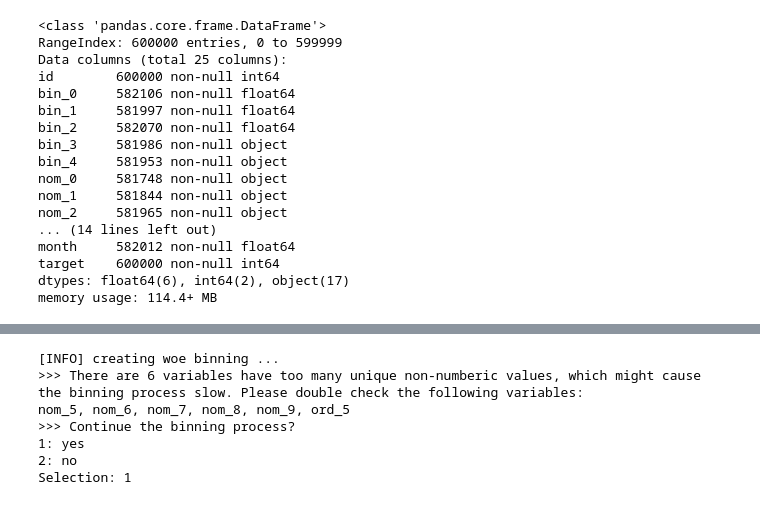
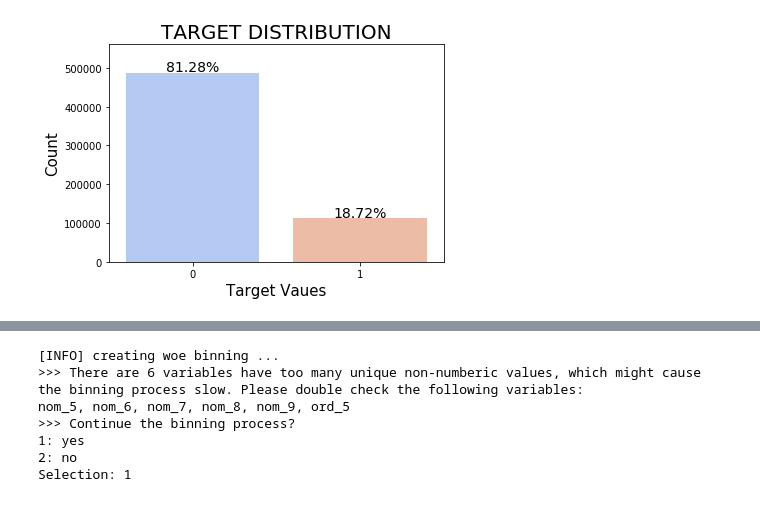
Before and after one commit to bqxiao123/Categorical-Feature-Encoding-Challenge-II, a Jupyter notebook: Untitled.ipynb, the cells around one changed output, grey strips where cells are left out. Saved outputs shown, nothing was run; the diff lists cells and outputs as text; code cells hidden in the pictures.

```diff
--- a/Untitled.ipynb
+++ b/Untitled.ipynb
@@ -20,20 +9,25 @@ data.head()
-# %%
-data.info()
-# %% [output]
-<class 'pandas.core.frame.DataFrame'>
-RangeIndex: 600000 entries, 0 to 599999
-Data columns (total 25 columns):
-id        600000 non-null int64
-bin_0     582106 non-null float64
-bin_1     581997 non-null float64
-bin_2     582070 non-null float64
-bin_3     581986 non-null object
-bin_4     581953 non-null object
-nom_0     581748 non-null object
-nom_1     581844 non-null object
-nom_2     581965 non-null object
-... (14 lines left out)
-month     582012 non-null float64
-target    600000 non-null int64
-dtypes: float64(6), int64(2), object(17)
-memory usage: 114.4+ MB
+# %%
+def plot_count_plot(target,data):
+    """
+    data: the data with target-column
+    target: target-column name
+    """
+    import seaborn as sns
+    g = sns.countplot(x='target', data=data, palette='coolwarm')
+    g.set_title("TARGET DISTRIBUTION", fontsize = 20)
+    g.set_xlabel("Target Vaues", fontsize = 15)
+    g.set_ylabel("Count", fontsize = 15)
+    sizes=[] # Get highest values in y
+    for p in g.patches:
+        height = p.get_height()
+        sizes.append(height)
+        g.text(p.get_x()+p.get_width()/2.,
+                height + 3000,
+                '{:1.2f}%'.format(height/data.shape[0]*100),
+                ha="center", fontsize=14)
+    g.set_ylim(0, max(sizes) * 1.15) # set y limit based on highest heights
+    plt.show()
+    return g
+xx=plot_count_plot("target",data)
+# %% [output]
+[figure, added]
```
Also changed, not shown: parts of 25 cells of this notebook, 1 other file.
